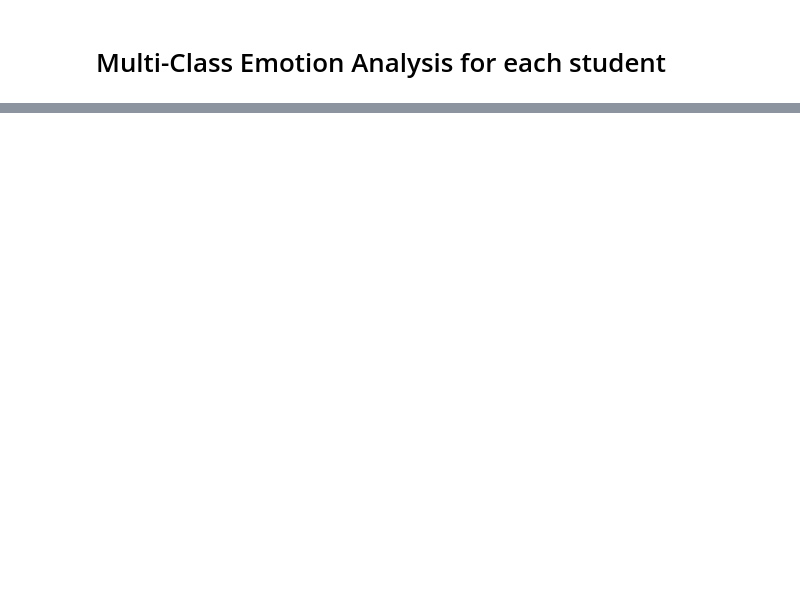
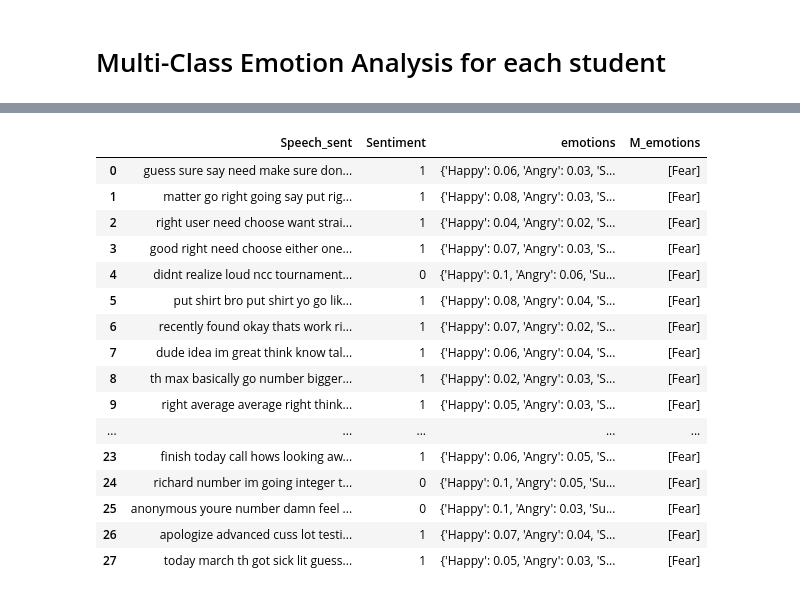
Before and after one commit to dhivyapm/NLP, a Jupyter notebook: Student_speech_Part_1.ipynb, the cells around one changed output, grey strips where cells are left out. Cells and saved outputs as stored; diff of their text form; code cells hidden in the pictures; blank space fills up the shorter version.

```diff
--- a/Student_speech_Part_1.ipynb
+++ b/Student_speech_Part_1.ipynb
@@ -281,0 +300,33 @@ df_0['emotions'][11]
+# %%
+import text2emotion as te
+import numpy as np
+def text_2_emotions(text):
+    r = []
+    result = te.get_emotion(text)
+    for k,v in result.items():
+        if result[k] != 0.0:
+            r.append(max(result, key=result.get))
+    return np.unique(r)
+# %%
+res = [text_2_emotions(df_0['Speech_sent'][asp]) for asp in range(len(df_0))]
+# %%
+df_0['M_emotions'] = res
+df_0
+# %% [output]
+|  | Speech_sent | Sentiment | emotions | M_emotions |
+| 0 | guess sure say need make sure don... | 1 | {'Happy': 0.06, 'Angry': 0.03, 'S... | [Fear] |
+| 1 | matter go right going say put rig... | 1 | {'Happy': 0.08, 'Angry': 0.03, 'S... | [Fear] |
+| 2 | right user need choose want strai... | 1 | {'Happy': 0.04, 'Angry': 0.02, 'S... | [Fear] |
+| 3 | good right need choose either one... | 1 | {'Happy': 0.07, 'Angry': 0.03, 'S... | [Fear] |
+| 4 | didnt realize loud ncc tournament... | 0 | {'Happy': 0.1, 'Angry': 0.06, 'Su... | [Fear] |
+| 5 | put shirt bro put shirt yo go lik... | 1 | {'Happy': 0.08, 'Angry': 0.04, 'S... | [Fear] |
+| 6 | recently found okay thats work ri... | 1 | {'Happy': 0.07, 'Angry': 0.02, 'S... | [Fear] |
+| 7 | dude idea im great think know tal... | 1 | {'Happy': 0.06, 'Angry': 0.04, 'S... | [Fear] |
+| 8 | th max basically go number bigger... | 1 | {'Happy': 0.02, 'Angry': 0.03, 'S... | [Fear] |
+| 9 | right average average right think... | 1 | {'Happy': 0.05, 'Angry': 0.03, 'S... | [Fear] |
+| ... | ... | ... | ... | ... |
+| 23 | finish today call hows looking aw... | 1 | {'Happy': 0.06, 'Angry': 0.05, 'S... | [Fear] |
+| 24 | richard number im going integer t... | 0 | {'Happy': 0.1, 'Angry': 0.05, 'Su... | [Fear] |
+| 25 | anonymous youre number damn feel ... | 0 | {'Happy': 0.1, 'Angry': 0.03, 'Su... | [Fear] |
+| 26 | apologize advanced cuss lot testi... | 1 | {'Happy': 0.07, 'Angry': 0.04, 'S... | [Fear] |
+| 27 | today march th got sick lit guess... | 1 | {'Happy': 0.05, 'Angry': 0.03, 'S... | [Fear] |
```
Also changed, not shown: parts of 33 cells of this notebook, 6 other files.
